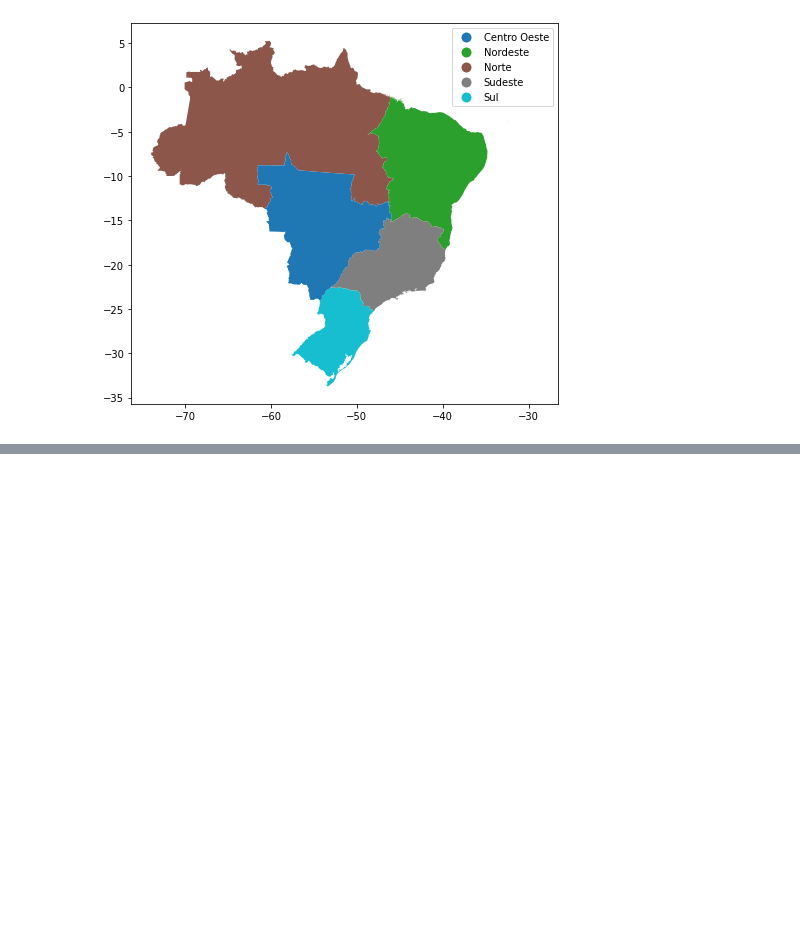
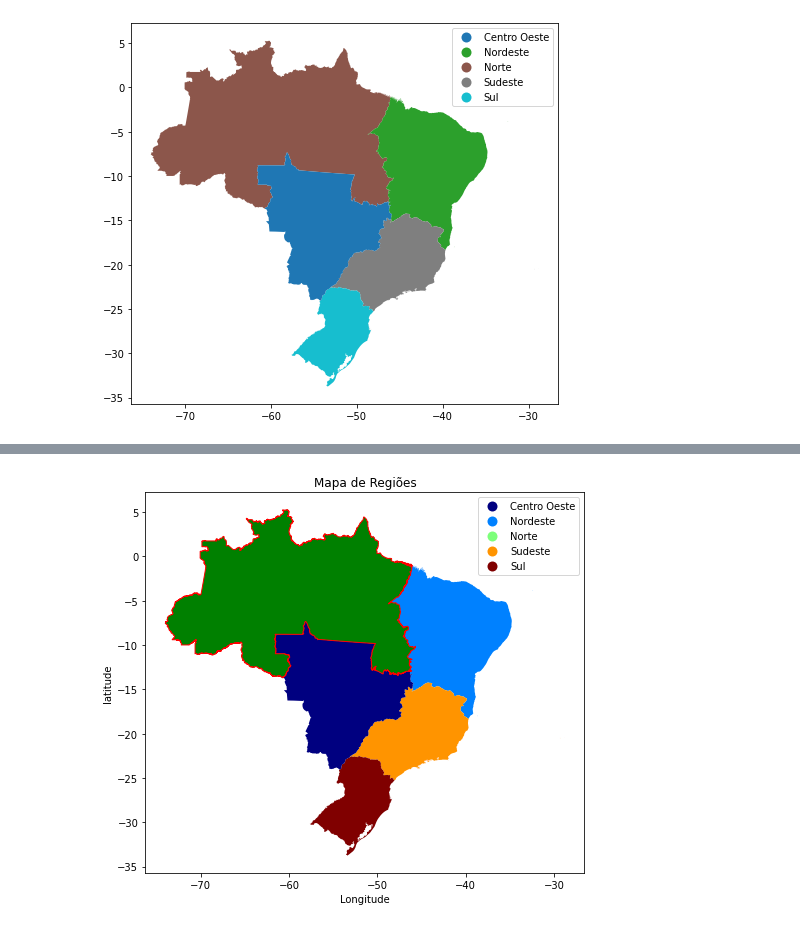
Before and after one commit to sclaudiobr/GeoCloud, a Jupyter notebook: GeoBR.ipynb, the cells around one changed output, grey strips where cells are left out. Cells and saved outputs as stored; diff of their text form; code cells hidden in the pictures; blank space fills up the shorter version.

```diff
--- a/GeoBR.ipynb
+++ b/GeoBR.ipynb
@@ -39,0 +79,12 @@ regiao.plot(column='name_region',figsize=(12,7), legend='true')
+# %%
+# 2 Plotar com sobreposição de camadas
+# figura objeto ( foi adicionado o parametro "cmap" para variar as cores)
+base = regiao.plot(column='name_region',figsize=(12,7), legend='true', cmap='jet')
+norte.plot(ax=base, edgecolor='red', color='g')
+plt.xlabel('Longitude')
+plt.ylabel('latitude')
+plt.title('Mapa de Regiões')
+plt.savefig('regioes.png',dpi=90)
+plt.show()
+# %% [output]
+[figure, added]
```
Also changed, not shown: parts of 16 cells of this notebook.
